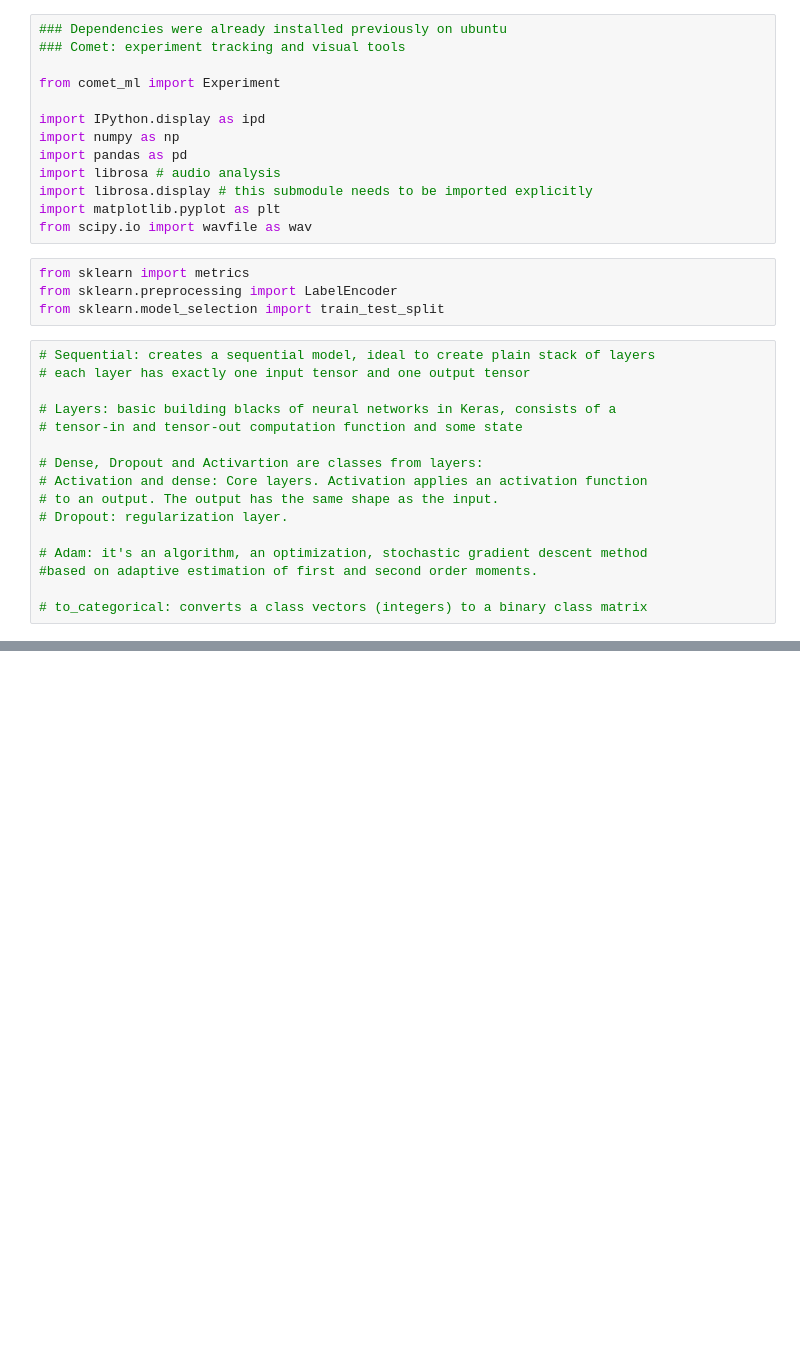
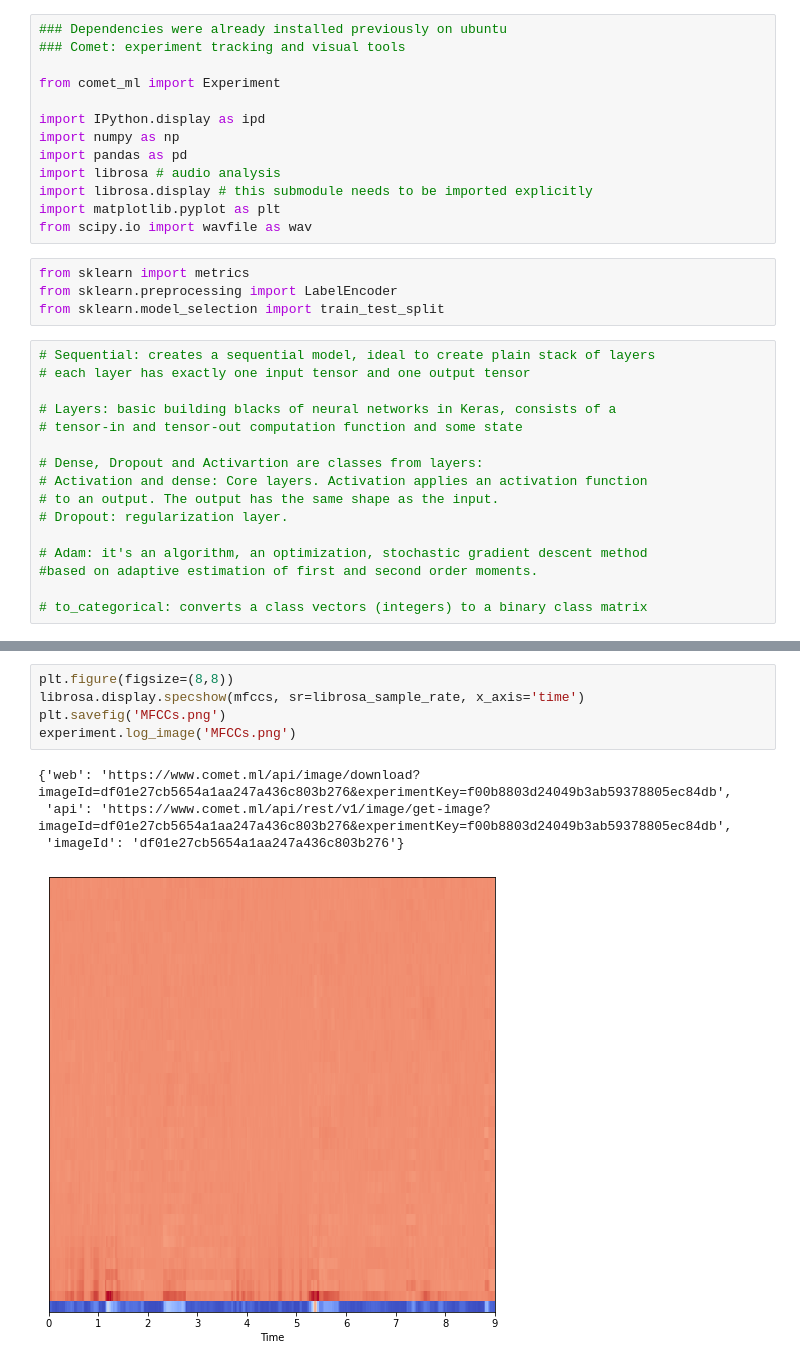
Before and after one commit to blackmountainb/taad-project, a Jupyter notebook: Projeto_SetA.ipynb, the cells around one changed output, grey strips where cells are left out. Drawn from its saved outputs; the diff is of its cells as text; blank space fills up the shorter version.

```diff
--- a/Projeto_SetA.ipynb
+++ b/Projeto_SetA.ipynb
@@ -98,0 +161,10 @@ KeyError: nan
+# %%
+plt.figure(figsize=(8,8))
+librosa.display.specshow(mfccs, sr=librosa_sample_rate, x_axis='time')
+plt.savefig('MFCCs.png')
+experiment.log_image('MFCCs.png')
+# %% [output]
+{'web': 'https://www.comet.ml/api/image/download?imageId=df01e27cb5654a1aa247a436c803b276&experimentKey=f00b8803d24049b3ab59378805ec84db',
+ 'api': 'https://www.comet.ml/api/rest/v1/image/get-image?imageId=df01e27cb5654a1aa247a436c803b276&experimentKey=f00b8803d24049b3ab59378805ec84db',
+ 'imageId': 'df01e27cb5654a1aa247a436c803b276'}
+[figure, added]
```
Also changed, not shown: parts of 16 cells of this notebook, 4 other files.
